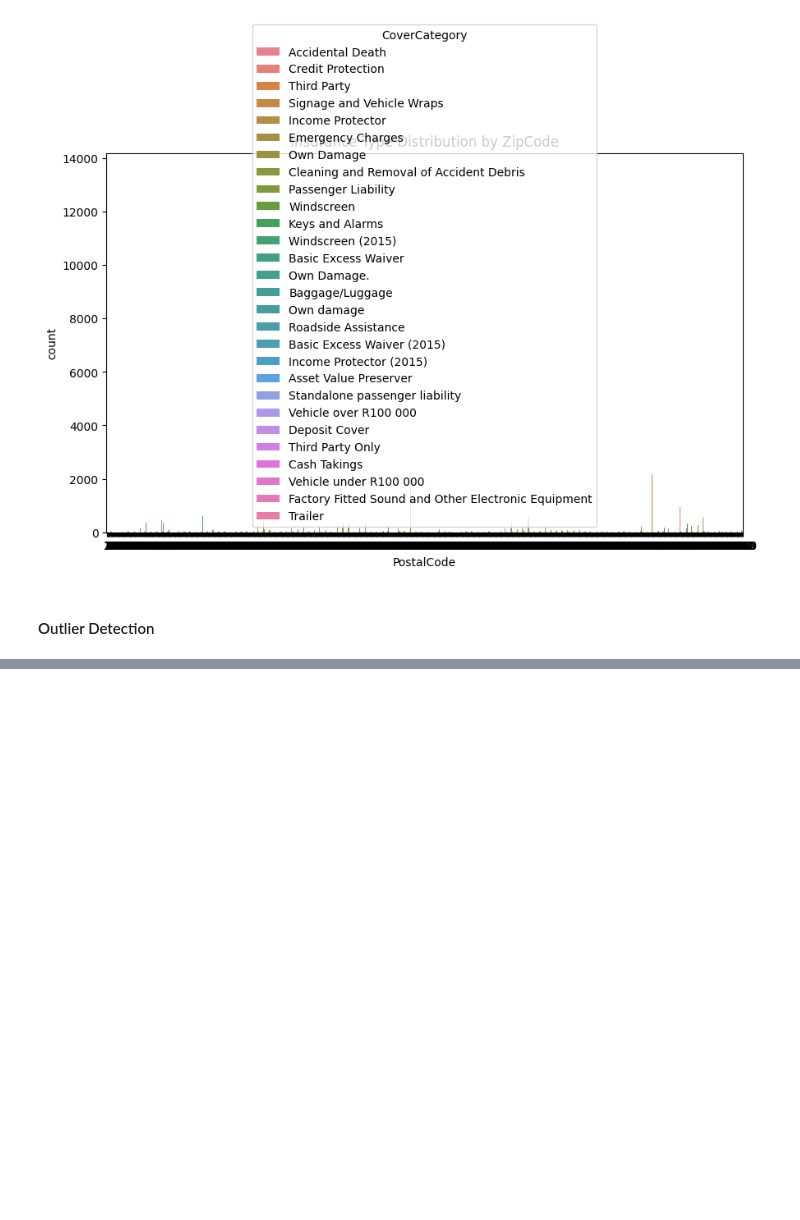
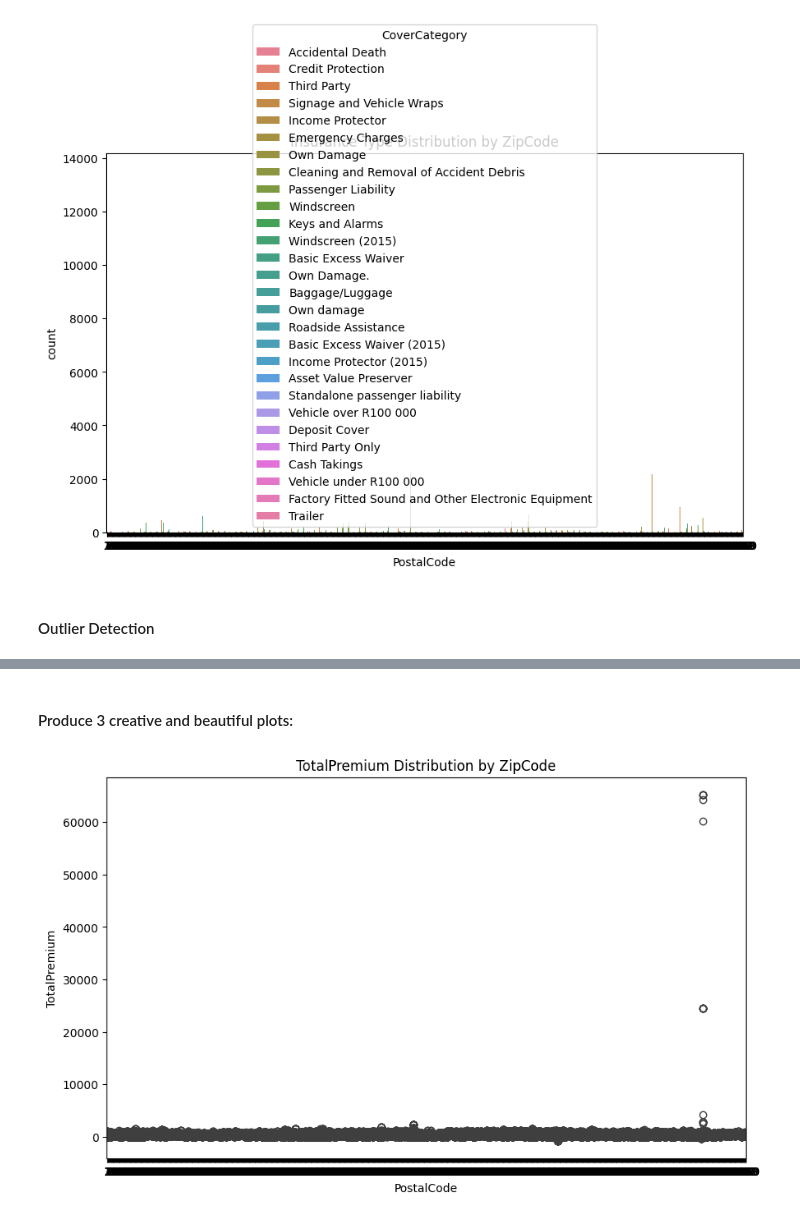
Before and after one commit to Ofgeha-Gelana/ACIS-PremiumOptimizer, a Jupyter notebook: notebooks/eda.ipynb, the cells around one changed output, grey strips where cells are left out. Drawn from its saved outputs; the diff is of its cells as text; code cells hidden in the pictures; blank space fills up the shorter version.

```diff
--- a/notebooks/eda.ipynb
+++ b/notebooks/eda.ipynb
@@ -196,0 +212,22 @@ plt.show()
+# %% [markdown]
+#### Produce 3 creative and beautiful plots:
+# %%
+# Plot 1: Distribution of TotalPremium by ZipCode
+plt.figure(figsize=(10, 6))
+sns.boxplot(x='PostalCode', y='TotalPremium', data=df)
+plt.title('TotalPremium Distribution by ZipCode')
+plt.show()
+
+# Plot 2: Scatter plot between TotalPremium and TotalClaim by ZipCode
+plt.figure(figsize=(8, 6))
+sns.scatterplot(x=df['TotalPremium'], y=df['TotalClaims'], hue=df['PostalCode'])
+plt.title('Scatter Plot: TotalPremium vs. TotalClaim by ZipCode')
+plt.show()
+
+# Plot 3: Correlation matrix
+plt.figure(figsize=(10, 8))
+sns.heatmap(correlation_matrix, annot=True, cmap='coolwarm', fmt='.2f')
+plt.title('Correlation Matrix of Numerical Features')
+plt.show()
+# %% [output]
+[figure, added]
```
Also changed, not shown: parts of 1 cell of this notebook.
